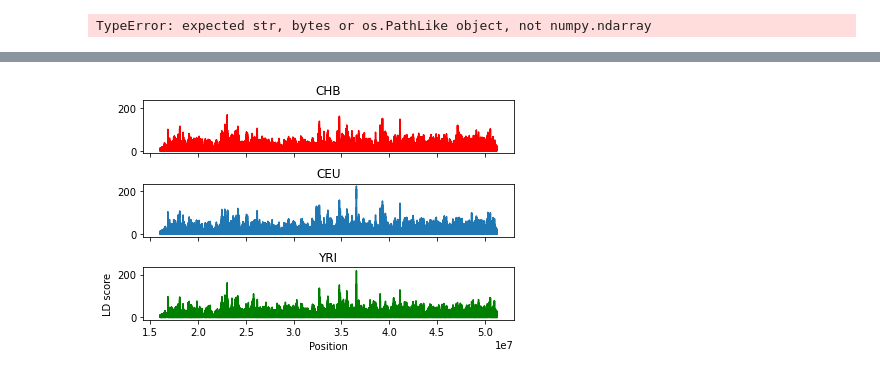
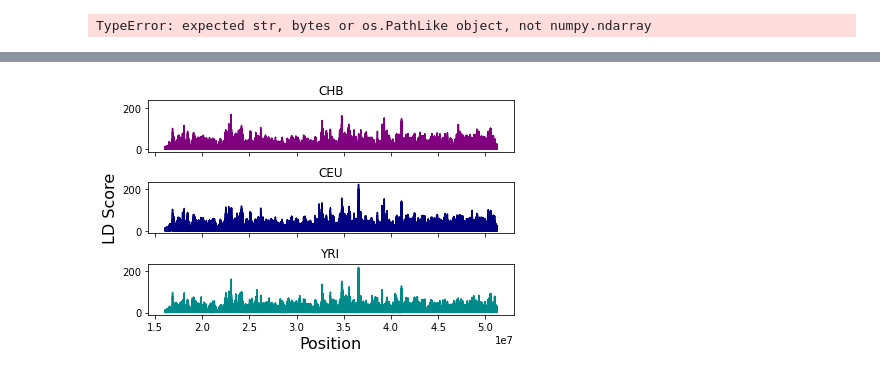
Before and after one commit to achyutha11/geo_LD_viz_v2, a Jupyter notebook: doc/notebooks/kxpexp.ipynb, the cells around one changed output, grey strips where cells are left out. Drawn from its saved outputs; the diff is of its cells as text; code cells hidden in the pictures.

Commit message:
Combined plots

```diff
--- a/doc/notebooks/kxpexp.ipynb
+++ b/doc/notebooks/kxpexp.ipynb
@@ -425,15 +477,23 @@ pos = loadCHB['positions']
 # %%
-import matplotlib.pyplot as plt
-fig, (ax1,ax2,ax3) = plt.subplots(3, sharex=True, sharey=True)
-ax1.plot(pos,CHB_LDS,color='red')
-ax2.plot(pos,CEU_LDS)
-ax3.plot(pos,YRI_LDS,color='green')
-plt.xlabel("Position")
-plt.ylabel("LD score")
+# Bar plots for entire chr22 to compare CHB/CEU/YRI populations
+
+fig, (ax1,ax2,ax3) = plt.subplots(3,sharex=True,sharey=True)
+
+idx1 = (CHB_LDS > 0)
+idx2 = (CEU_LDS > 0)
+idx3 = (YRI_LDS > 0)
+
+ax1.plot(pos[idx1],CHB_LDS[idx1],color='purple')
+ax2.plot(pos[idx2],CEU_LDS[idx2],color='navy')
+ax3.plot(pos[idx3],YRI_LDS[idx3],color='darkcyan')
+
+ax2.set_ylabel('LD Score',fontsize=16)
+ax3.set_xlabel("Position",fontsize=16)
+
 ax1.title.set_text("CHB")
 ax2.title.set_text("CEU")
 ax3.title.set_text("YRI")
+
 plt.tight_layout()
-#plt.savefig('LDS_histograms_chr22.png',dpi=300)
 # %% [output]
-[figure, old version]
+[figure, new version]
```
Also changed, not shown: parts of 19 cells of this notebook.
